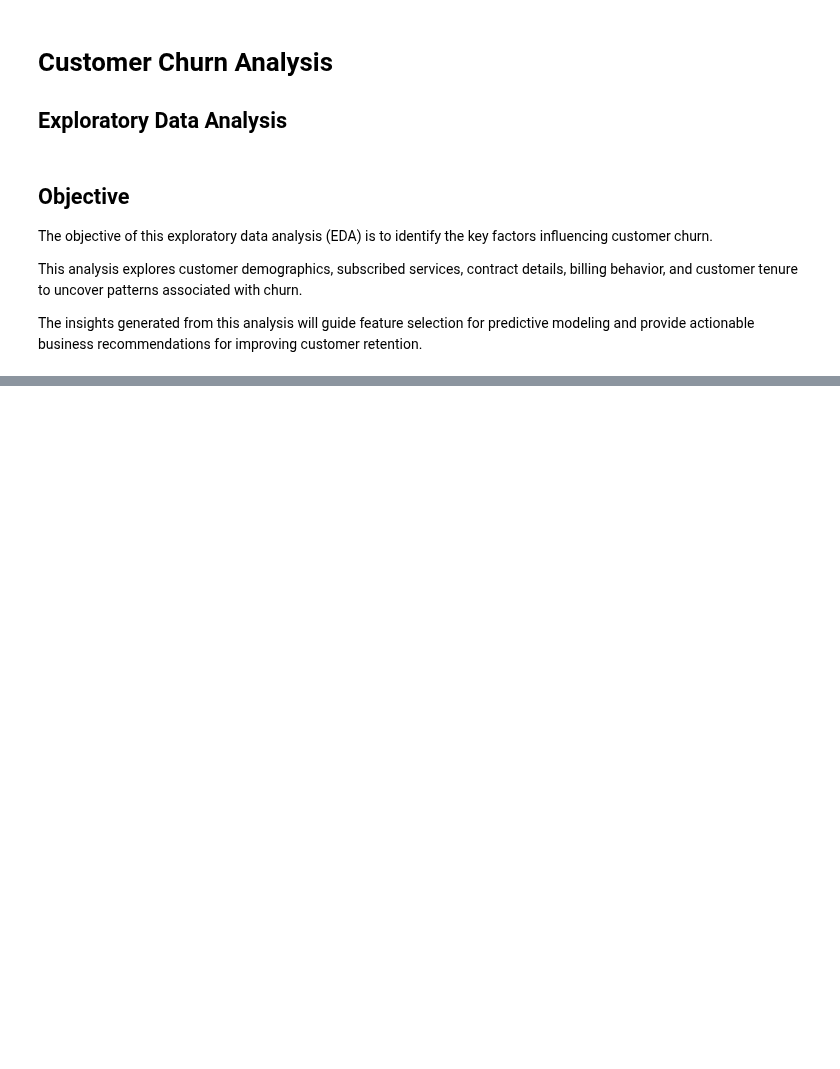
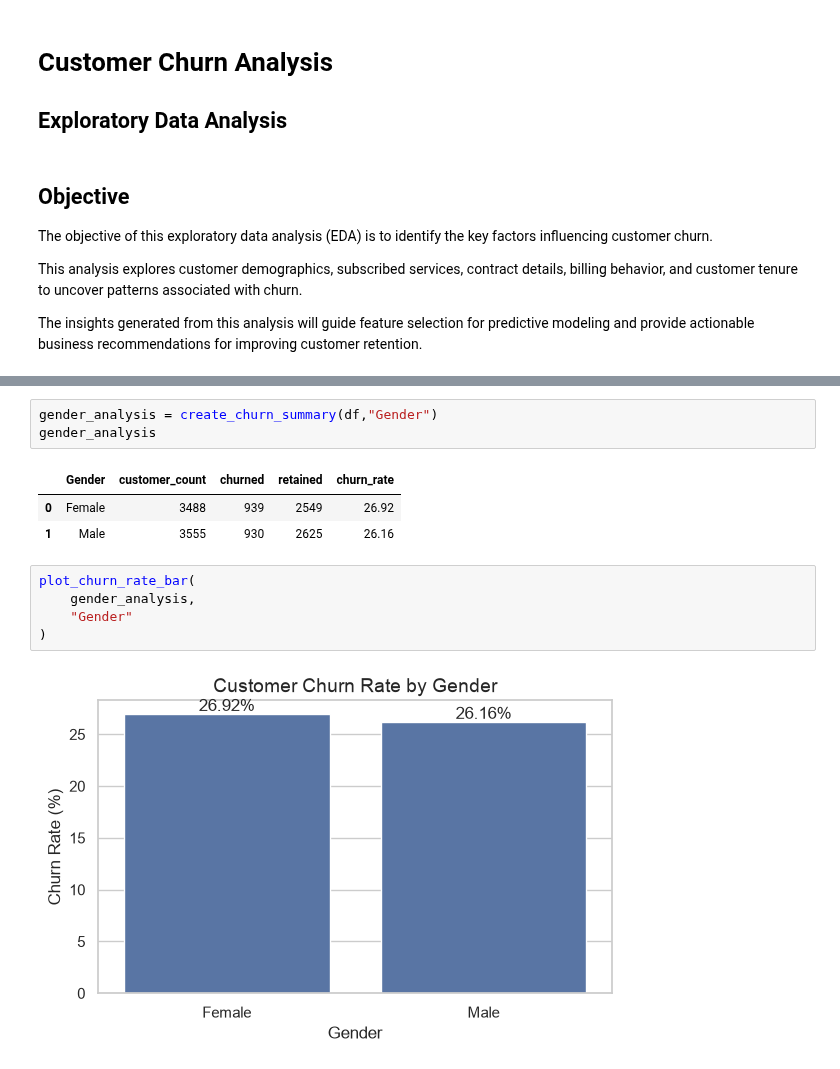
Before and after one commit to ashwathimd/customer-churn-analysis, a Jupyter notebook: notebooks/03_eda.ipynb, the cells around one changed output, grey strips where cells are left out. Cells and saved outputs as stored; diff of their text form; blank space fills up the shorter version.

```diff
--- a/notebooks/03_eda.ipynb
+++ b/notebooks/03_eda.ipynb
@@ -42,0 +133,14 @@ import sys
+# %%
+gender_analysis = create_churn_summary(df,"Gender")
+gender_analysis
+# %% [output]
+|  | Gender | customer_count | churned | retained | churn_rate |
+| 0 | Female | 3488 | 939 | 2549 | 26.92 |
+| 1 | Male | 3555 | 930 | 2625 | 26.16 |
+# %%
+plot_churn_rate_bar(
+    gender_analysis,
+    "Gender"
+)
+# %% [output]
+[figure, added]
```
Also changed, not shown: parts of 131 cells of this notebook, 3 other files.
